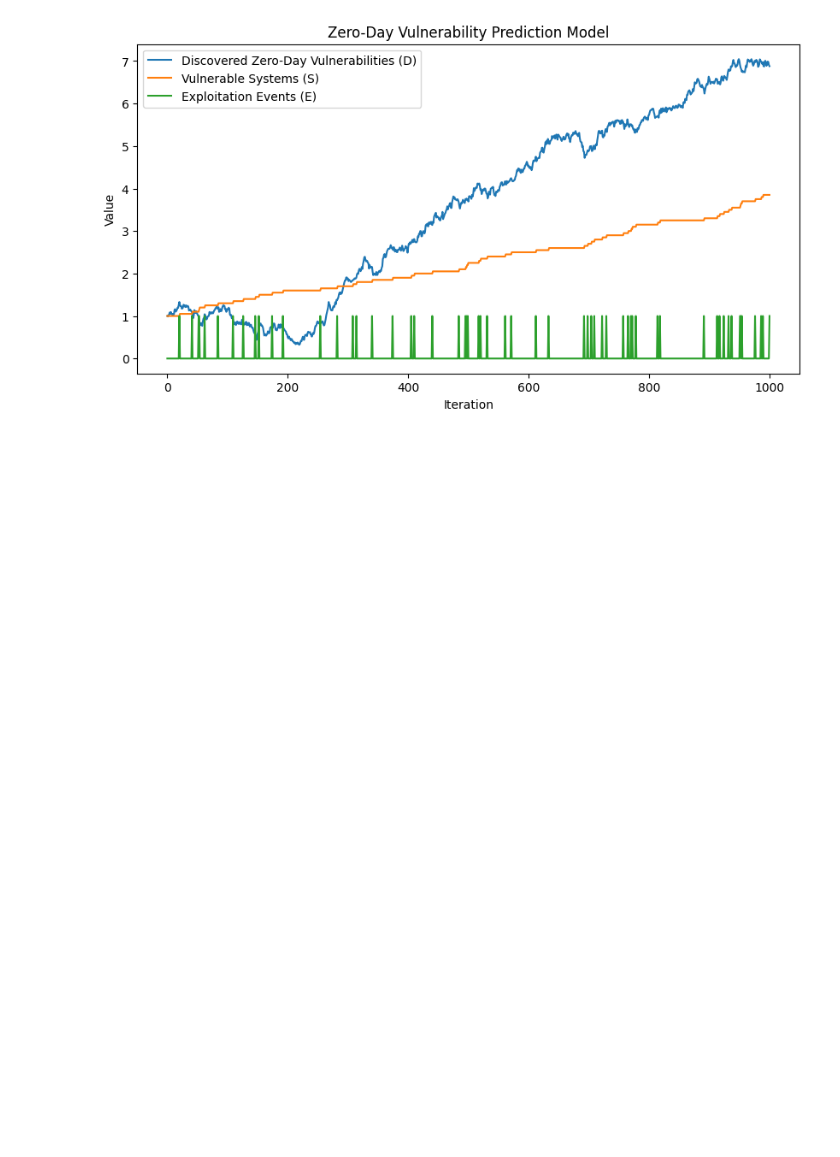
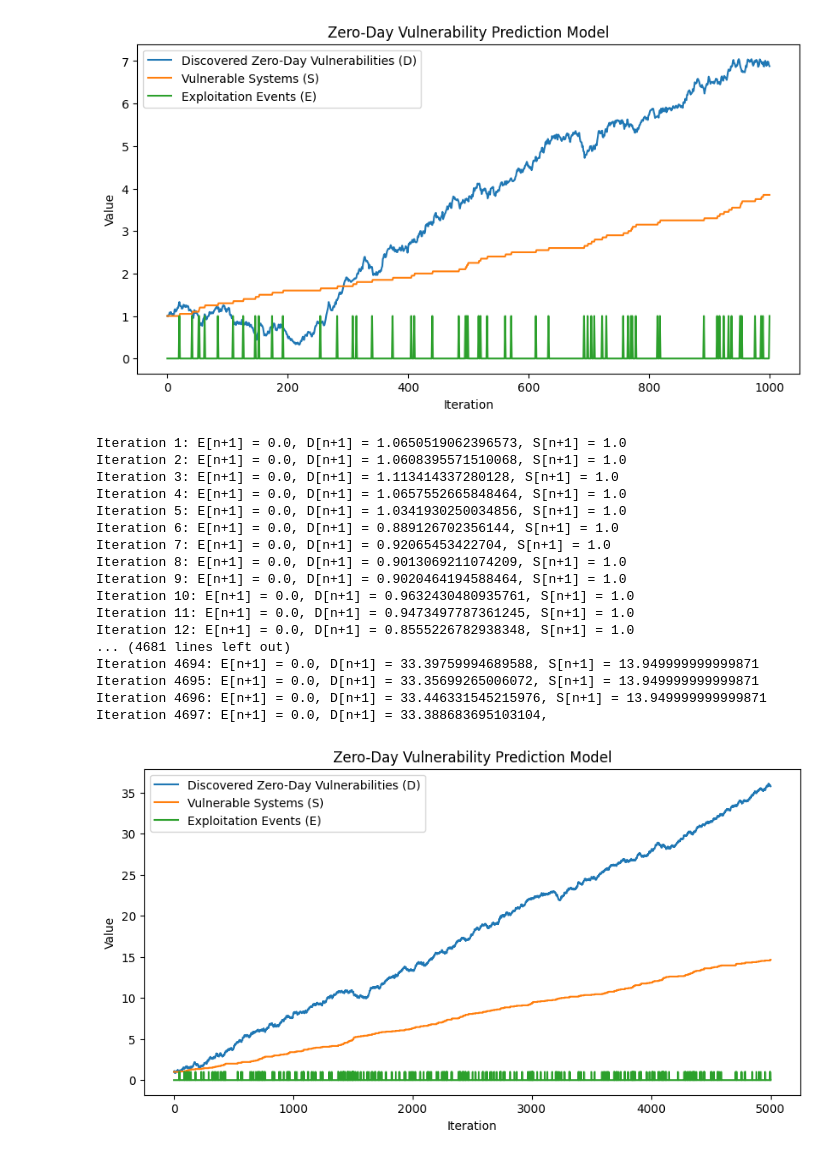
Before and after one commit to mngugi/ML_Cybersec, a Jupyter notebook: zeroday_iterations.ipynb, the cells around one changed output. Drawn from its saved outputs; the diff is of its cells as text; code cells hidden in the pictures; blank space fills up the shorter version.

```diff
--- a/zeroday_iterations.ipynb
+++ b/zeroday_iterations.ipynb
@@ -102,3 +102,63 @@ Iteration 998: E[n+1] = 0.0, D[n+1] = 6.978797520337469, S[n+1] = 3.850000000000
 Iteration 999: E[n+1] = 0.0, D[n+1] = 6.9068179661321665, S[n+1] = 3.8500000000000107
 Iteration 1000: E[n+1] = 1.0, D[n+1] = 6.879496455827302, S[n+1] = 3.8500000000000107
 [figure]
+# %%
+import numpy as np
+import matplotlib.pyplot as plt
+
+# Define parameters for the model
+alpha = 0.01    # Rate of new zero-day vulnerability discovery
+beta = 0.1     # Rate of exploitation of vulnerabilities
+gamma = 0.05   # Random factor for unpredictability
+delta = 0.05   # Rate at which vulnerabilities are patched
+iterations = 5000  # Increased number of iterations for better analysis
+
+# Initialize arrays to store the simulation results
+D = np.zeros(iterations + 1)  # Array to store the discovered zero-day vulnerabilities
+S = np.zeros(iterations + 1)  # Array to store the number of vulnerable systems
+E = np.zeros(iterations + 1)  # Array to store the exploitation events
+epsilon = np.random.randn(iterations + 1)  # Array of random values for randomness
+
+# Set initial conditions for the simulation
+D[0] = 1  # Initial zero-day vulnerabilities discovered
+S[0] = 1  # Initial number of vulnerable systems
+E[0] = 0  # Initial exploitation event
+
+# Simulation loop
+for n in range(iterations):
+    E[n+1] = np.random.choice([0, 1], p=[0.95, 0.05])  # Randomly determine if an exploitation event occurs
+    D[n+1] = D[n] + alpha - delta * E[n] + gamma * epsilon[n]  # Update discovered vulnerabilities
+    S[n+1] = S[n] + beta * E[n] - delta * E[n]  # Update vulnerable systems
+
+    # Print the values at each iteration (Optional, can be commented out if needed)
+    print(f"Iteration {n+1}: E[n+1] = {E[n+1]}, D[n+1] = {D[n+1]}, S[n+1] = {S[n+1]}")
+
+# Plot results
+plt.figure(figsize=(10, 5))
+plt.plot(D, label='Discovered Zero-Day Vulnerabilities (D)')
+plt.plot(S, label='Vulnerable Systems (S)')
+plt.plot(E, label='Exploitation Events (E)')
+plt.xlabel('Iteration')
+plt.ylabel('Value')
+plt.legend()
+plt.title('Zero-Day Vulnerability Prediction Model')
+plt.show()
+# %% [output]
+Iteration 1: E[n+1] = 0.0, D[n+1] = 1.0650519062396573, S[n+1] = 1.0
+Iteration 2: E[n+1] = 0.0, D[n+1] = 1.0608395571510068, S[n+1] = 1.0
+Iteration 3: E[n+1] = 0.0, D[n+1] = 1.113414337280128, S[n+1] = 1.0
+Iteration 4: E[n+1] = 0.0, D[n+1] = 1.0657552665848464, S[n+1] = 1.0
+Iteration 5: E[n+1] = 0.0, D[n+1] = 1.0341930250034856, S[n+1] = 1.0
+Iteration 6: E[n+1] = 0.0, D[n+1] = 0.889126702356144, S[n+1] = 1.0
+Iteration 7: E[n+1] = 0.0, D[n+1] = 0.92065453422704, S[n+1] = 1.0
+Iteration 8: E[n+1] = 0.0, D[n+1] = 0.9013069211074209, S[n+1] = 1.0
+Iteration 9: E[n+1] = 0.0, D[n+1] = 0.9020464194588464, S[n+1] = 1.0
+Iteration 10: E[n+1] = 0.0, D[n+1] = 0.9632430480935761, S[n+1] = 1.0
+Iteration 11: E[n+1] = 0.0, D[n+1] = 0.9473497787361245, S[n+1] = 1.0
+Iteration 12: E[n+1] = 0.0, D[n+1] = 0.8555226782938348, S[n+1] = 1.0
+... (4681 lines left out)
+Iteration 4694: E[n+1] = 0.0, D[n+1] = 33.39759994689588, S[n+1] = 13.949999999999871
+Iteration 4695: E[n+1] = 0.0, D[n+1] = 33.35699265006072, S[n+1] = 13.949999999999871
+Iteration 4696: E[n+1] = 0.0, D[n+1] = 33.446331545215976, S[n+1] = 13.949999999999871
+Iteration 4697: E[n+1] = 0.0, D[n+1] = 33.388683695103104,
+[figure, added]
```
